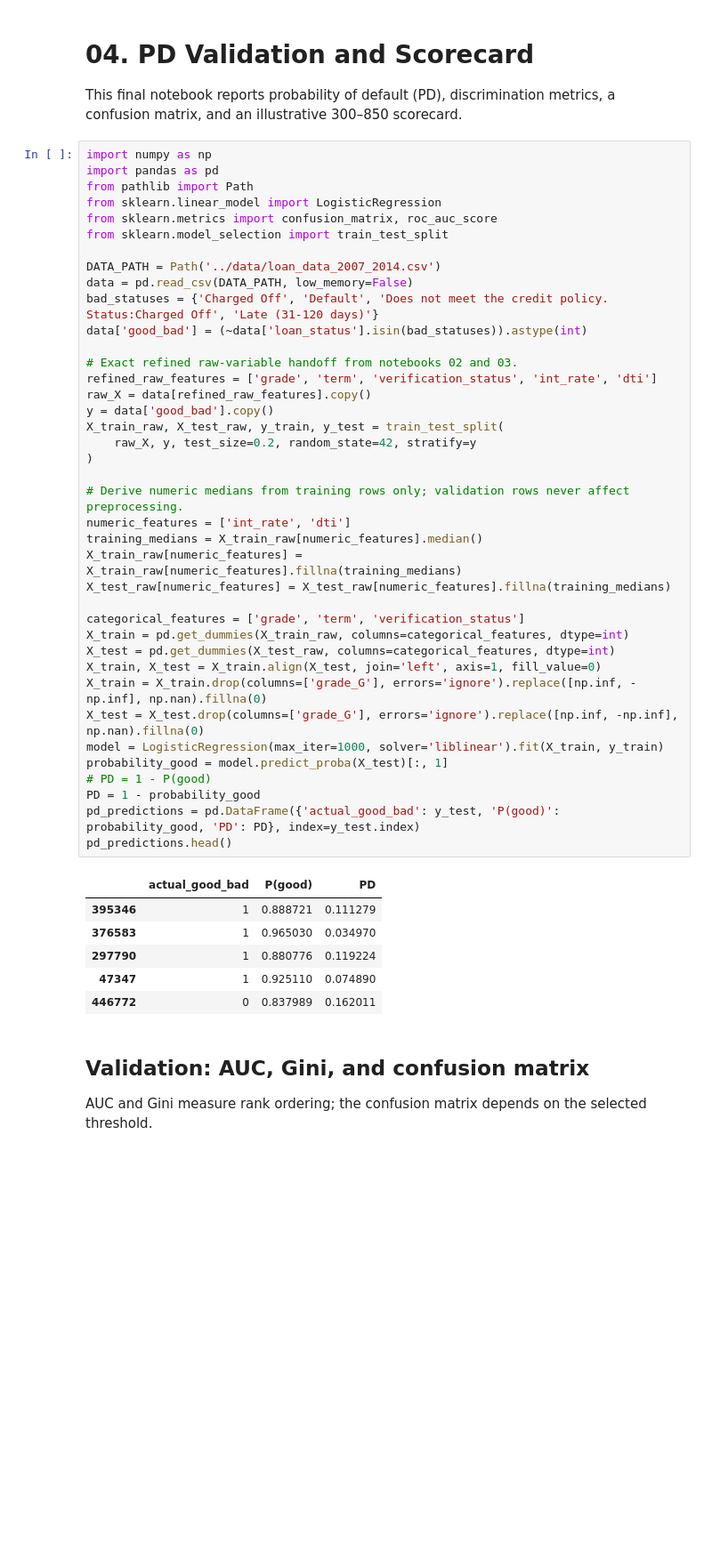
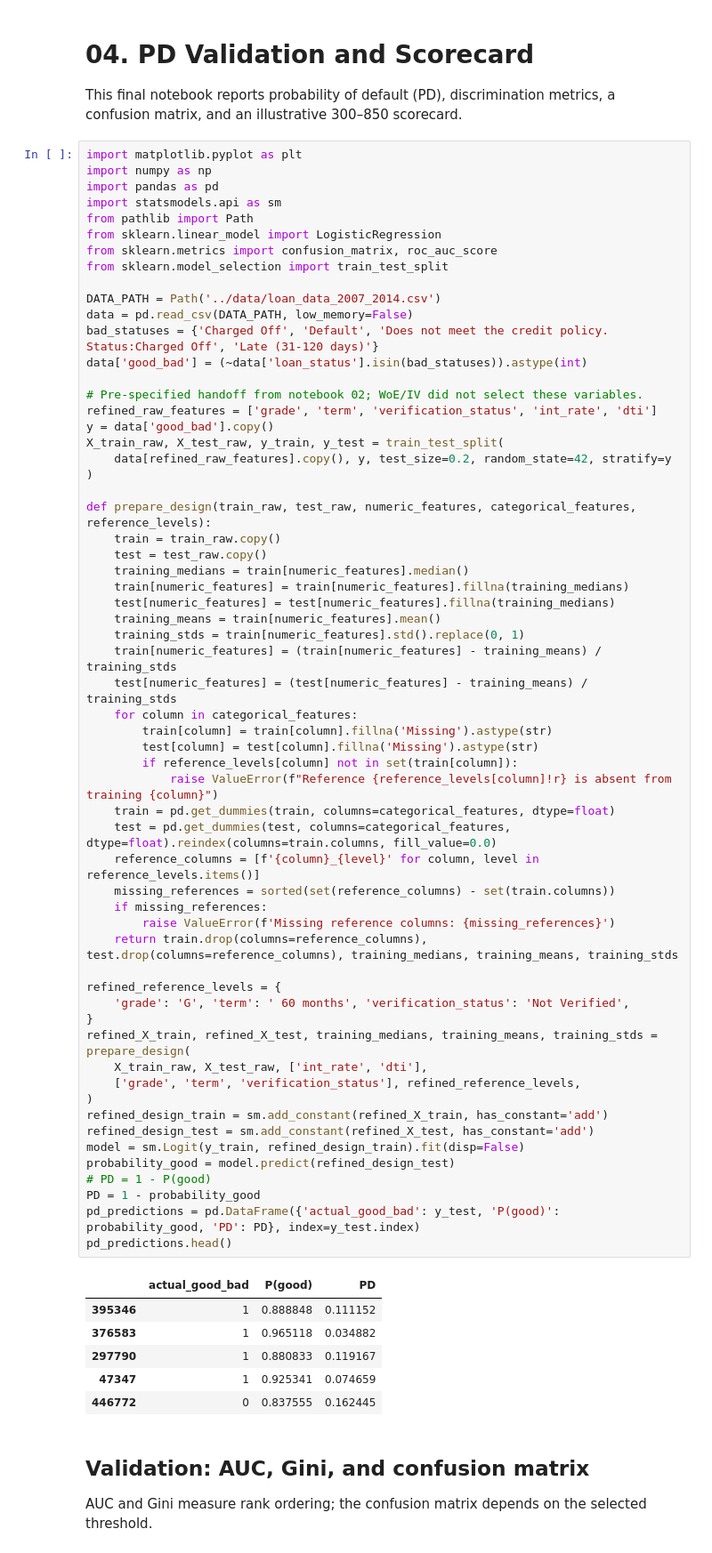
Before and after one commit to jclaudio019/credit_risk, a Jupyter notebook: notebooks/04_pd_validation_and_scorecard.ipynb, the cells around one changed output. Shown at 89% size. Cells and saved outputs as stored; diff of their text form; blank space fills up the shorter version.

```diff
--- a/notebooks/04_pd_validation_and_scorecard.ipynb
+++ b/notebooks/04_pd_validation_and_scorecard.ipynb
@@ -3,51 +3,72 @@
 
 This final notebook reports probability of default (PD), discrimination metrics, a confusion matrix, and an illustrative 300–850 scorecard.
 # %%
+import matplotlib.pyplot as plt
 import numpy as np
 import pandas as pd
+import statsmodels.api as sm
 from pathlib import Path
 from sklearn.linear_model import LogisticRegression
 from sklearn.metrics import confusion_matrix, roc_auc_score
 from sklearn.model_selection import train_test_split
 
 DATA_PATH = Path('../data/loan_data_2007_2014.csv')
 data = pd.read_csv(DATA_PATH, low_memory=False)
 bad_statuses = {'Charged Off', 'Default', 'Does not meet the credit policy. Status:Charged Off', 'Late (31-120 days)'}
 data['good_bad'] = (~data['loan_status'].isin(bad_statuses)).astype(int)
 
-# Exact refined raw-variable handoff from notebooks 02 and 03.
+# Pre-specified handoff from notebook 02; WoE/IV did not select these variables.
 refined_raw_features = ['grade', 'term', 'verification_status', 'int_rate', 'dti']
-raw_X = data[refined_raw_features].copy()
 y = data['good_bad'].copy()
 X_train_raw, X_test_raw, y_train, y_test = train_test_split(
-    raw_X, y, test_size=0.2, random_state=42, stratify=y
+    data[refined_raw_features].copy(), y, test_size=0.2, random_state=42, stratify=y
 )
 
-# Derive numeric medians from training rows only; validation rows never affect preprocessing.
-numeric_features = ['int_rate', 'dti']
-training_medians = X_train_raw[numeric_features].median()
-X_train_raw[numeric_features] = X_train_raw[numeric_features].fillna(training_medians)
-X_test_raw[numeric_features] = X_test_raw[numeric_features].fillna(training_medians)
+def prepare_design(train_raw, test_raw, numeric_features, categorical_features, reference_levels):
+    train = train_raw.copy()
+    test = test_raw.copy()
+    training_medians = train[numeric_features].median()
+    train[numeric_features] = train[numeric_features].fillna(training_medians)
+    test[numeric_features] = test[numeric_features].fillna(training_medians)
+    training_means = train[numeric_features].mean()
+    training_stds = train[numeric_features].std().replace(0, 1)
+    train[numeric_features] = (train[numeric_features] - training_means) / training_stds
+    test[numeric_features] = (test[numeric_features] - training_means) / training_stds
+    for column in categorical_features:
+        train[column] = train[column].fillna('Missing').astype(str)
+        test[column] = test[column].fillna('Missing').astype(str)
+        if reference_levels[column] not in set(train[column]):
+            raise ValueError(f"Reference {reference_levels[column]!r} is absent from training {column}")
+    train = pd.get_dummies(train, columns=categorical_features, dtype=float)
+    test = pd.get_dummies(test, columns=categorical_features, dtype=float).reindex(columns=train.columns, fill_value=0.0)
+    reference_columns = [f'{column}_{level}' for column, level in reference_levels.items()]
+    missing_references = sorted(set(reference_columns) - set(train.columns))
+    if missing_references:
+        raise ValueError(f'Missing reference columns: {missing_references}')
+    return train.drop(columns=reference_columns), test.drop(columns=reference_columns), training_medians, training_means, training_stds
 
-categorical_features = ['grade', 'term', 'verification_status']
-X_train = pd.get_dummies(X_train_raw, columns=categorical_features, dtype=int)
-X_test = pd.get_dummies(X_test_raw, columns=categorical_features, dtype=int)
-X_train, X_test = X_train.align(X_test, join='left', axis=1, fill_value=0)
-X_train = X_train.drop(columns=['grade_G'], errors='ignore').replace([np.inf, -np.inf], np.nan).fillna(0)
-X_test = X_test.drop(columns=['grade_G'], errors='ignore').replace([np.inf, -np.inf], np.nan).fillna(0)
-model = LogisticRegression(max_iter=1000, solver='liblinear').fit(X_train, y_train)
-probability_good = model.predict_proba(X_test)[:, 1]
+refined_reference_levels = {
+    'grade': 'G', 'term': ' 60 months', 'verification_status': 'Not Verified',
+}
+refined_X_train, refined_X_test, training_medians, training_means, training_stds = prepare_design(
+    X_train_raw, X_test_raw, ['int_rate', 'dti'],
+    ['grade', 'term', 'verification_status'], refined_reference_levels,
+)
+refined_design_train = sm.add_constant(refined_X_train, has_constant='add')
+refined_design_test = sm.add_constant(refined_X_test, has_constant='add')
+model = sm.Logit(y_train, refined_design_train).fit(disp=False)
+probability_good = model.predict(refined_design_test)
 # PD = 1 - P(good)
 PD = 1 - probability_good
 pd_predictions = pd.DataFrame({'actual_good_bad': y_test, 'P(good)': probability_good, 'PD': PD}, index=y_test.index)
 pd_predictions.head()
 # %% [output]
 |  | actual_good_bad | P(good) | PD |
-| 395346 | 1 | 0.888721 | 0.111279 |
-| 376583 | 1 | 0.965030 | 0.034970 |
-| 297790 | 1 | 0.880776 | 0.119224 |
-| 47347 | 1 | 0.925110 | 0.074890 |
-| 446772 | 0 | 0.837989 | 0.162011 |
+| 395346 | 1 | 0.888848 | 0.111152 |
+| 376583 | 1 | 0.965118 | 0.034882 |
+| 297790 | 1 | 0.880833 | 0.119167 |
+| 47347 | 1 | 0.925341 | 0.074659 |
+| 446772 | 0 | 0.837555 | 0.162445 |
 # %% [markdown]
 ## Validation: AUC, Gini, and confusion matrix
 
```
Also changed, not shown: parts of 5 cells of this notebook, 6 other files.
